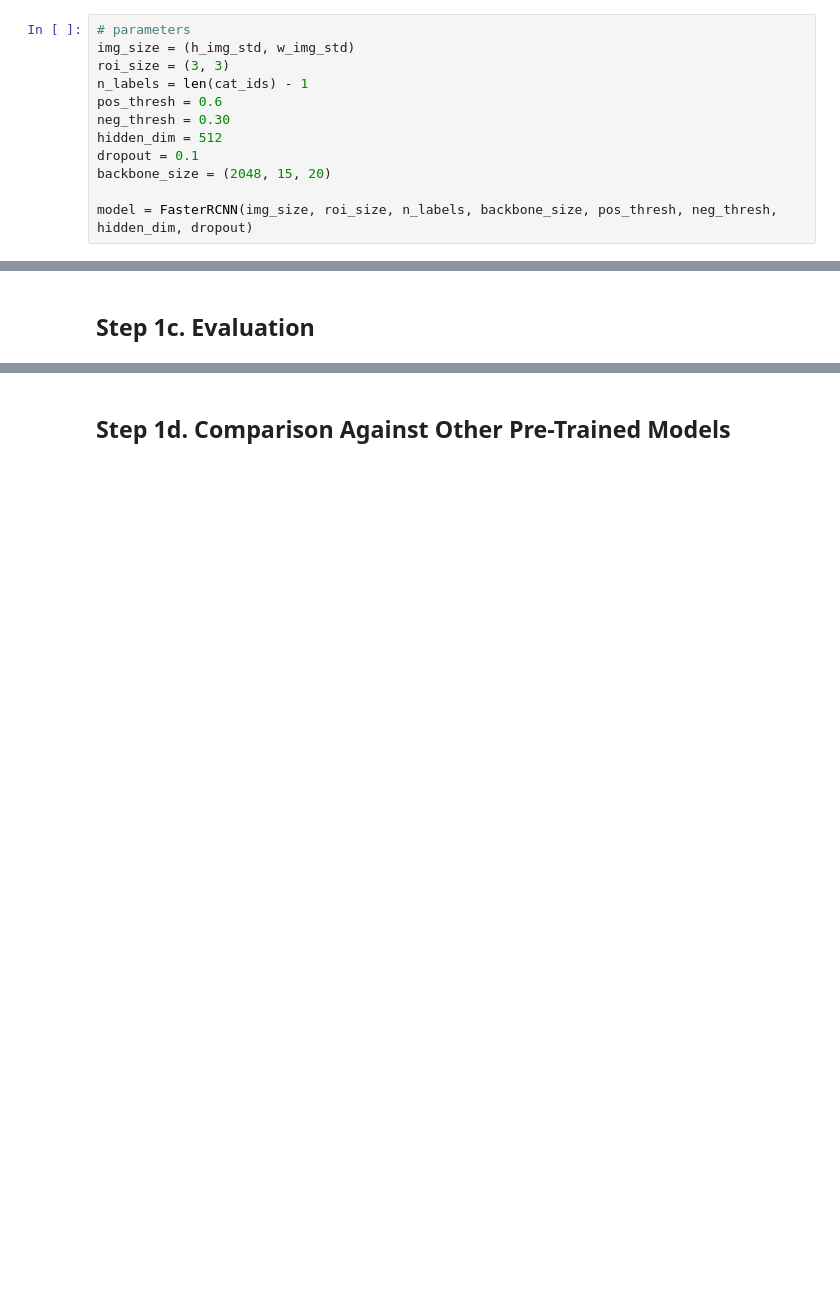
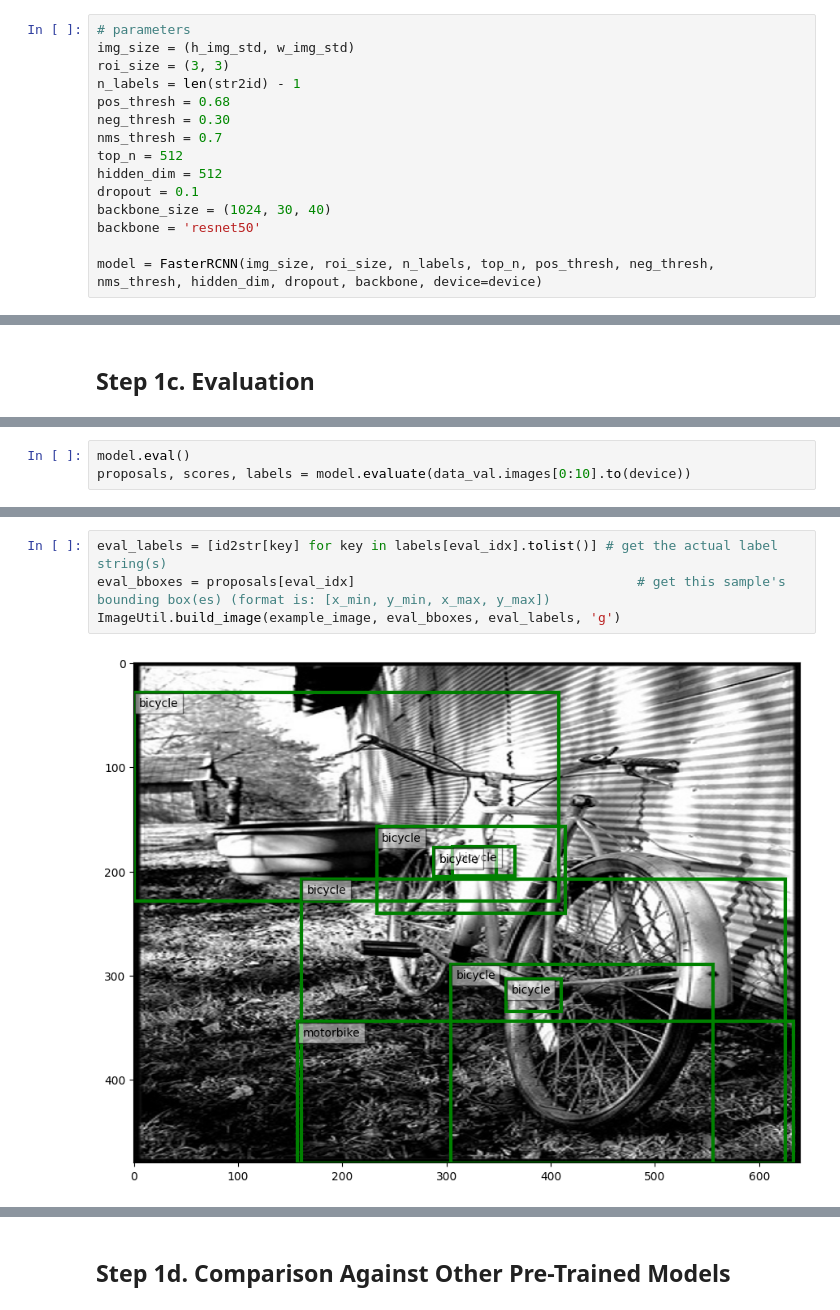
Before and after one commit to cskroonenberg/Mask_R-CNN, a Jupyter notebook: CS-7643 Project Code.ipynb, the cells around one changed output, grey strips where cells are left out. Cells and saved outputs as stored; diff of their text form; blank space fills up the shorter version.

```diff
--- a/CS-7643 Project Code.ipynb
+++ b/CS-7643 Project Code.ipynb
@@ -121,14 +117,17 @@ ImageUtil.build_image(example_image, pos_bboxes, lab, 'g', show=True)
 # parameters
 img_size = (h_img_std, w_img_std)
 roi_size = (3, 3)
-n_labels = len(cat_ids) - 1
-pos_thresh = 0.6
+n_labels = len(str2id) - 1
+pos_thresh = 0.68
 neg_thresh = 0.30
+nms_thresh = 0.7
+top_n = 512
 hidden_dim = 512
 dropout = 0.1
-backbone_size = (2048, 15, 20)
+backbone_size = (1024, 30, 40)
+backbone = 'resnet50'
 
-model = FasterRCNN(img_size, roi_size, n_labels, backbone_size, pos_thresh, neg_thresh, hidden_dim, dropout)
+model = FasterRCNN(img_size, roi_size, n_labels, top_n, pos_thresh, neg_thresh, nms_thresh, hidden_dim, dropout, backbone, device=device)
 # %% [markdown]
 ## Step 1b. Training
 # %%
@@ -152,0 +188,3 @@ model.eval()
+# %%
+model.eval()
+proposals, scores, labels = model.evaluate(data_val.images[0:10].to(device))
@@ -152,0 +200,6 @@ model.eval()
+# %%
+eval_labels = [id2str[key] for key in labels[eval_idx].tolist()] # get the actual label string(s)
+eval_bboxes = proposals[eval_idx]                                    # get this sample's bounding box(es) (format is: [x_min, y_min, x_max, y_max])
+ImageUtil.build_image(example_image, eval_bboxes, eval_labels, 'g')
+# %% [output]
+[figure, added]
```
Also changed, not shown: parts of 36 cells of this notebook.
